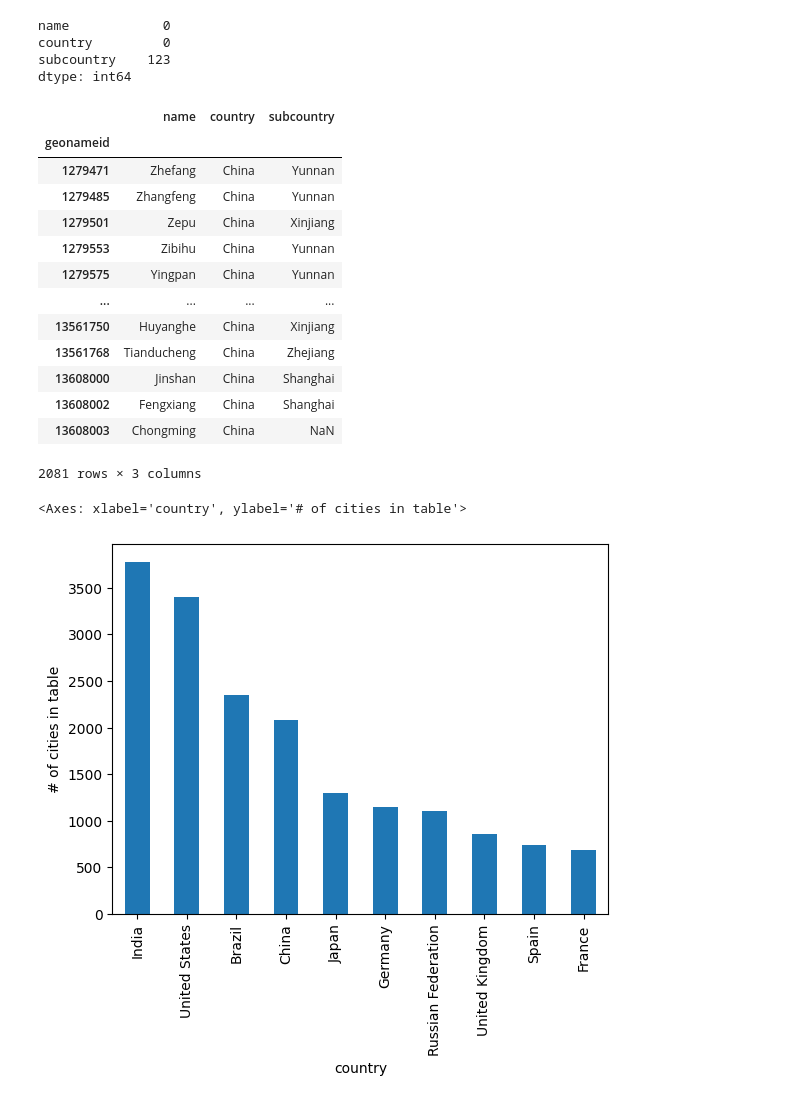
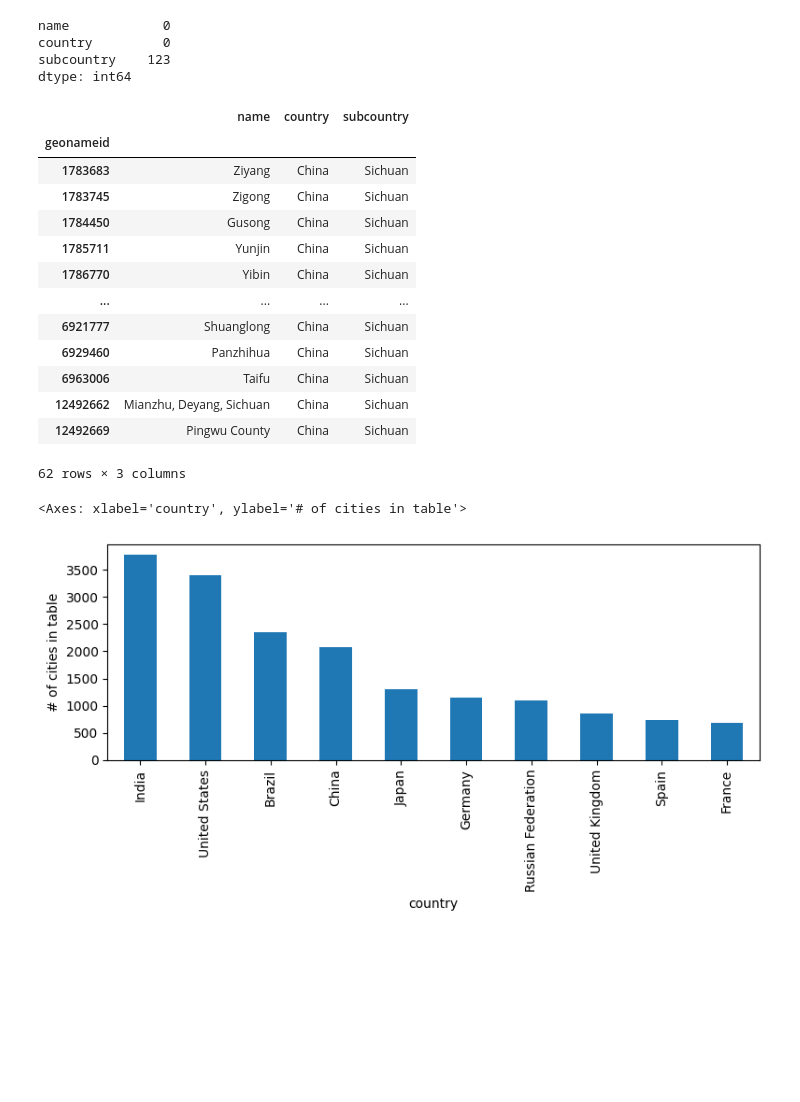
Before and after one commit to samkennerly/chengdu, a Jupyter notebook: science/projects/cities.ipynb, the cells around one changed output. Cells and saved outputs as stored; diff of their text form; code cells hidden in the pictures; blank space fills up the shorter version.

Commit message:
add SQL to examples

```diff
--- a/science/projects/cities.ipynb
+++ b/science/projects/cities.ipynb
@@ -70,35 +78,56 @@ country         0
 subcountry    123
 dtype: int64
 # %%
-# Select cities in a specific country
-cities.loc[cities['country'] == 'China']
+# Filtering example: Find cities in a specific subcountry.
+# In SQL-style databases, we'd write something like this:
+"""
+SELECT *
+FROM cities
+WHERE subcountry == 'Sichuan'
+"""
+
+# In pandas, it looks like this:
+cities.loc[cities['subcountry'] == 'Sichuan']
 # %% [output]
 |  | name | country | subcountry |
 | geonameid |  |  |  |
-| 1279471 | Zhefang | China | Yunnan |
-| 1279485 | Zhangfeng | China | Yunnan |
-| 1279501 | Zepu | China | Xinjiang |
-| 1279553 | Zibihu | China | Yunnan |
-| 1279575 | Yingpan | China | Yunnan |
+| 1783683 | Ziyang | China | Sichuan |
+| 1783745 | Zigong | China | Sichuan |
+| 1784450 | Gusong | China | Sichuan |
+| 1785711 | Yunjin | China | Sichuan |
+| 1786770 | Yibin | China | Sichuan |
 | ... | ... | ... | ... |
-| 13561750 | Huyanghe | China | Xinjiang |
-| 13561768 | Tianducheng | China | Zhejiang |
-| 13608000 | Jinshan | China | Shanghai |
-| 13608002 | Fengxiang | China | Shanghai |
-| 13608003 | Chongming | China | NaN |
+| 6921777 | Shuanglong | China | Sichuan |
+| 6929460 | Panzhihua | China | Sichuan |
+| 6963006 | Taifu | China | Sichuan |
+| 12492662 | Mianzhu, Deyang, Sichuan | China | Sichuan |
+| 12492669 | Pingwu County | China | Sichuan |
-2081 rows × 3 columns
+62 rows × 3 columns
 # %%
 # Example project: Which countries have the most cities?
-(
+# In SQL-style databases, we'd write something like this:
+"""
+SELECT country, COUNT(name) as n_cities
+FROM cities
+GROUP BY country
+ORDER BY n_cities DESC
+LIMIT 10
+"""
+
+# In pandas, it looks like this:
+top10countries = (
     cities
     .groupby('country')
     .count()['name']
     .nlargest(10)
-    .plot(
-        kind='bar',
-        ylabel="# of cities in table",
-    )
 )
+
+# Show a bar chart
+top10countries.plot(
+    kind='bar',
+    ylabel="# of cities in table",
+    figsize=(9,3),
+)
 # %% [output]
 <Axes: xlabel='country', ylabel='# of cities in table'>
-[figure, old version]
+[figure, new version]
```
Also changed, not shown: parts of 2 cells of this notebook.
